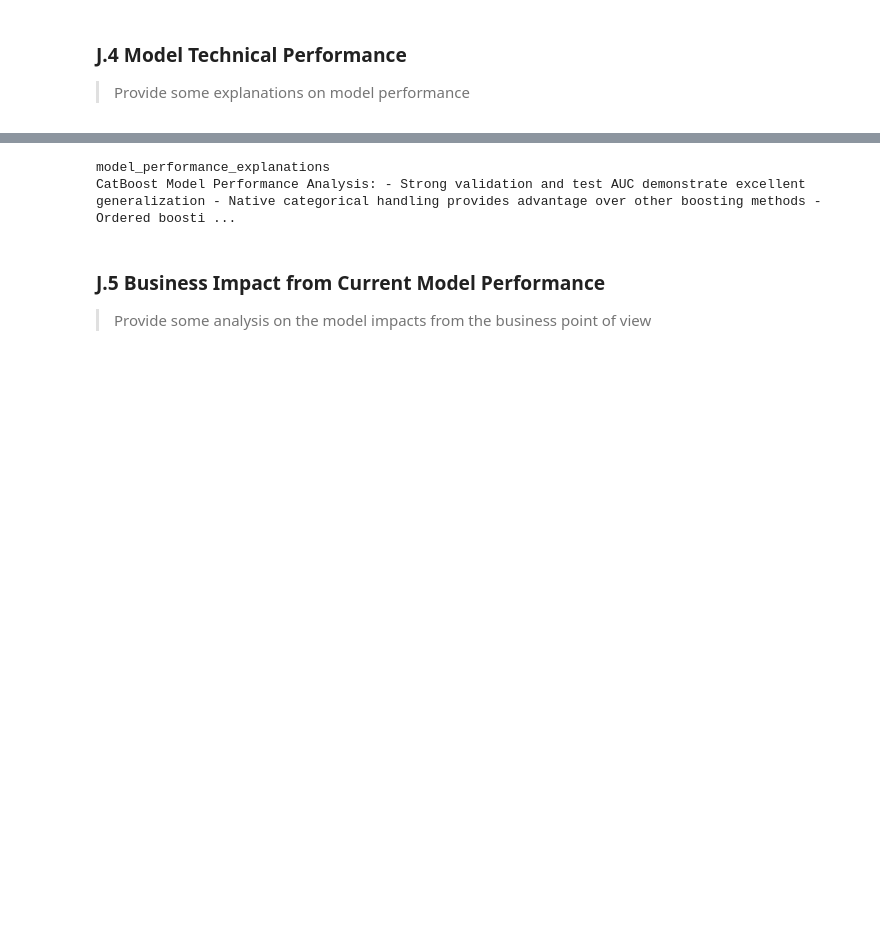
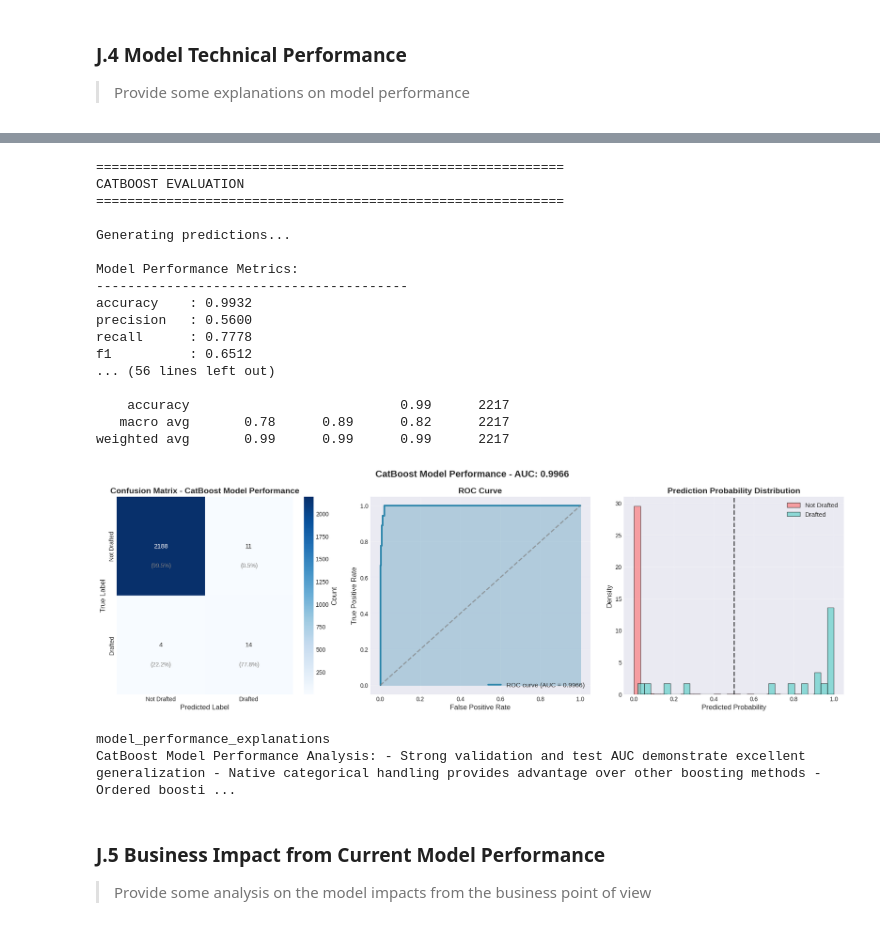
Before and after one commit to tooichitake/36120-AT1-Group5, a Jupyter notebook: 25605217/notebooks/36120-25SP-group5-25605217-AT1-experiment-2.ipynb, the cells around one changed output, grey strips where cells are left out. Drawn from its saved outputs; the diff is of its cells as text; code cells hidden in the pictures; blank space fills up the shorter version.

```diff
--- a/25605217/notebooks/36120-25SP-group5-25605217-AT1-experiment-2.ipynb
+++ b/25605217/notebooks/36120-25SP-group5-25605217-AT1-experiment-2.ipynb
@@ -1110,0 +1003,16 @@ Starting Optuna optimization with 20 trials...
+# %%
+# <Student to fill this section>
+# Initialize and train CatBoost model
+catboost_trainer = train.CatBoostTrainer(random_state=42, verbose=True)
+
+# Train with Optuna optimization
+model = catboost_trainer.train_with_optuna(
+    X_train, y_train, X_val, y_val,
+    n_trials=30,  # Reduced for demo
+    save_model=True,  # Automatically saves to models/catboost_model.cbm
+    model_path="models/catboost_model.cbm"
+)
+
+# Access results
+metrics = catboost_trainer.metrics
+best_params = catboost_trainer.best_params
@@ -1211,3 +1037,48 @@ True Positives:     13
+# %%
+# <Student to fill this section>
+# Evaluate model performance using predict module
+evaluation_results = predict.evaluate_model_performance(
+    model=model,
+    X_test=X_test,
+    y_test=y_test,
+    X_train=X_train,  # For feature importance
+    model_name="CatBoost",
+    verbose=True
+)
+
+# Access results
+y_test_pred_binary, y_test_pred_proba = evaluation_results['predictions']
+test_metrics = evaluation_results['metrics']
+feature_importance_df = evaluation_results['feature_importance']
+confusion_matrix = evaluation_results['confusion_matrix']
+
+# Also get validation predictions for visualization
+y_val_pred_binary, y_val_pred_proba = predict.predict_with_model(model, X_val)
+
+# Use visualization module for additional plots if needed
+auc_score = visualization.evaluate_model(
+    y_test, y_test_pred_proba, y_test_pred_binary,
+    title="CatBoost Model Performance"
+)
+# %% [output]
+============================================================
+CATBOOST EVALUATION
+============================================================
+
+Generating predictions...
+
+Model Performance Metrics:
+----------------------------------------
+accuracy    : 0.9932
+precision   : 0.5600
+recall      : 0.7778
+f1          : 0.6512
+... (56 lines left out)
+
+    accuracy                           0.99      2217
+   macro avg       0.78      0.89      0.82      2217
+weighted avg       0.99      0.99      0.99      2217
+[figure, added]
 # %%
 # <Student to fill this section>
 model_performance_explanations = """
```
Also changed, not shown: parts of 16 cells of this notebook, 17 other files.
